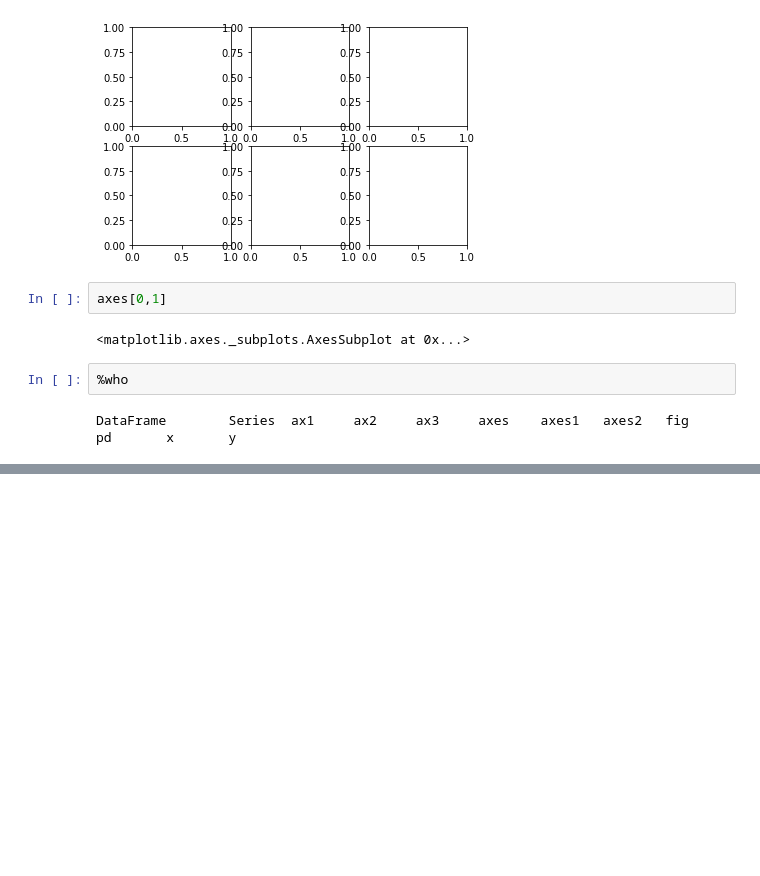
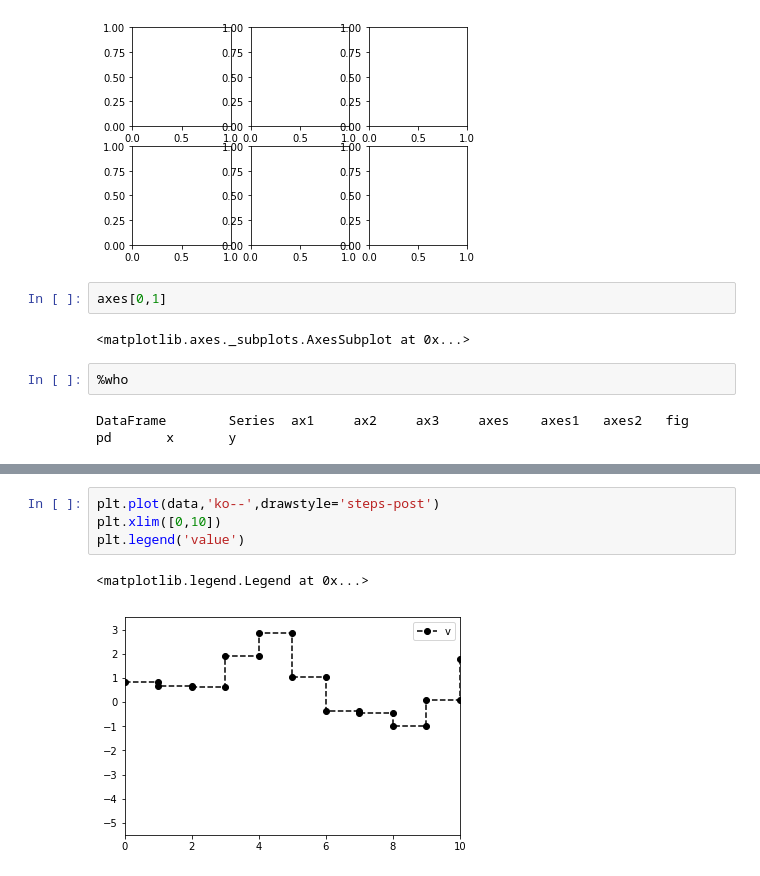
Before and after one commit to longfengpili/python-for-data-analysis, a Jupyter notebook: 第八章.ipynb, the cells around one changed output, grey strips where cells are left out. Drawn from its saved outputs; the diff is of its cells as text; blank space fills up the shorter version.

```diff
--- a/第八章.ipynb
+++ b/第八章.ipynb
@@ -65,0 +95,7 @@ plt.subplots_adjust(wspace=0,hspace=0)
+# %%
+plt.plot(data,'ko--',drawstyle='steps-post')
+plt.xlim([0,10])
+plt.legend('value')
+# %% [output]
+<matplotlib.legend.Legend at 0x...>
+[figure, added]
```
Also changed, not shown: parts of 22 cells of this notebook.
